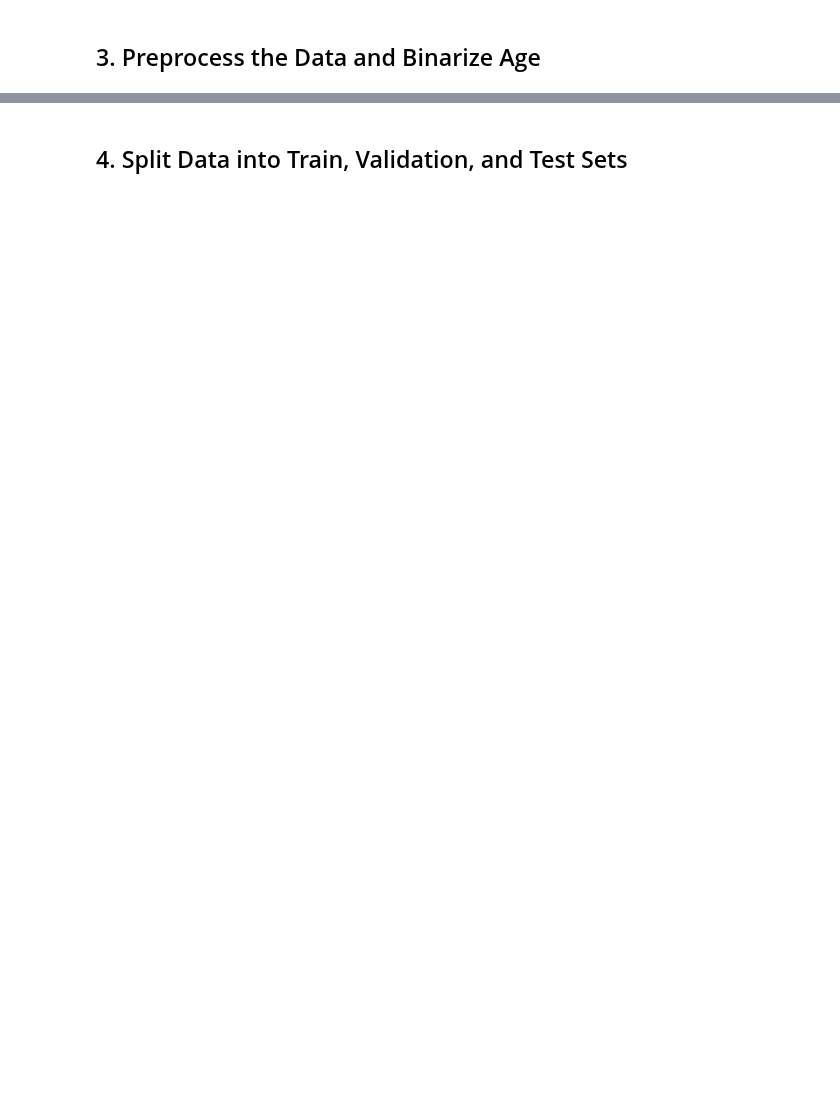
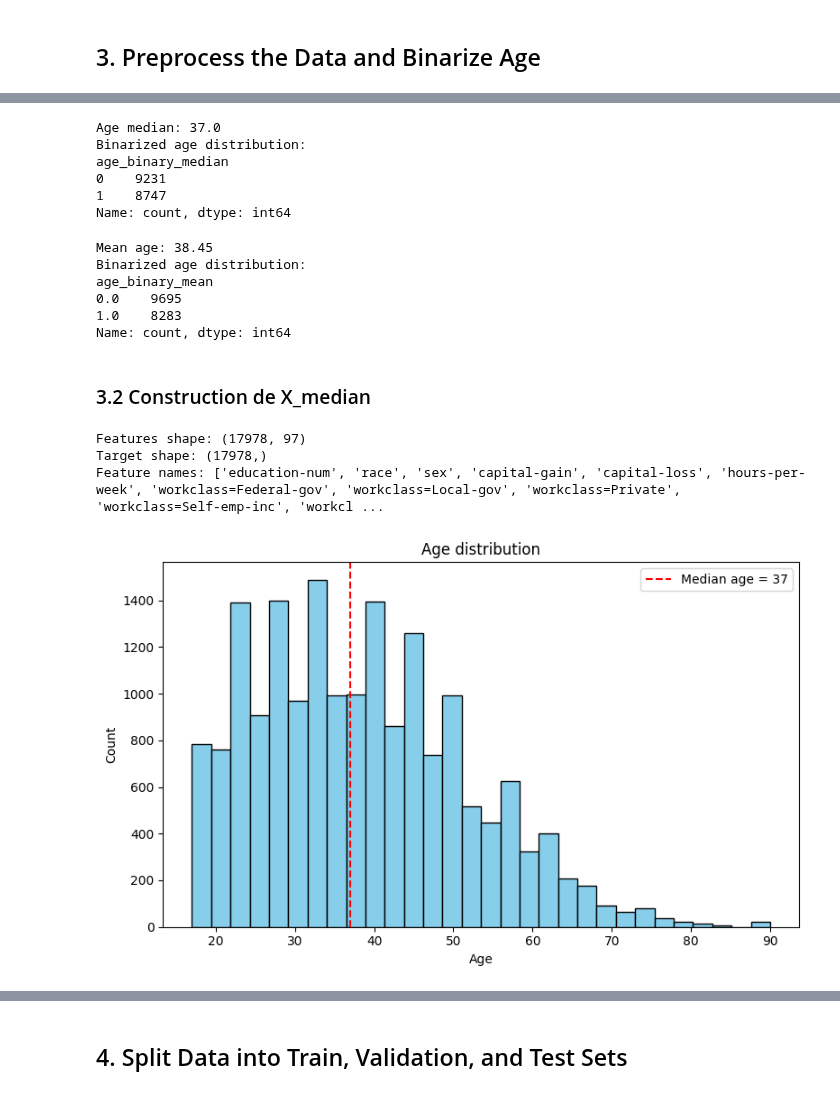
Before and after one commit to kw0jtach/Project_on_responsible_data_science, a Jupyter notebook: Classification.ipynb, the cells around one changed output, grey strips where cells are left out. Saved outputs shown, nothing was run; the diff lists cells and outputs as text; code cells hidden in the pictures; blank space fills up the shorter version.

Commit message:
add age binarization variants and confusion matrix

```diff
--- a/Classification.ipynb
+++ b/Classification.ipynb
@@ -102,0 +84,60 @@ Feature names: ['education-num', 'race', 'sex', 'capital-gain', 'capital-loss',
+# %%
+# Binarize age based on median
+age_median = df['age'].median() # will be the threshold for binarization
+print(f"Age median: {age_median}")
+
+df['age_binary_median'] = (df['age'] > age_median).astype(int)
+
+print(f"Binarized age distribution:")
+print(df['age_binary_median'].value_counts())
+# %% [output]
+Age median: 37.0
+Binarized age distribution:
+age_binary_median
+0    9231
+1    8747
+Name: count, dtype: int64
+# %%
+#b Binarize age based on mean
+age_mean = round(df['age'].mean(), 2) # will be the threshold for binarization
+print(f"Mean age: {age_mean}")
+
+df['age_binary_mean'] = (df['age'] > age_mean).astype(float)
+
+print(f"Binarized age distribution:")
+print(df['age_binary_mean'].value_counts())
+# %% [output]
+Mean age: 38.45
+Binarized age distribution:
+age_binary_mean
+0.0    9695
+1.0    8283
+Name: count, dtype: int64
+# %% [markdown]
+### 3.2 Construction de X_median
+# %%
+# Drop the original age column and use the binarized version
+X = df.drop(['income', 'age','age_binary_mean'], axis=1)  # all the features that the model will use for prediction
+y = df['income'] # what we are trying to predict
+
+print(f"Features shape: {X.shape}")
+print(f"Target shape: {y.shape}")
+print(f"Feature names: {list(X.columns)}")
+
+# Histogram visualization for age distribution
+import matplotlib.pyplot as plt
+
+plt.figure(figsize=(8,5))
+plt.hist(df['age'].dropna(), bins=30, color='skyblue', edgecolor='k')
+plt.axvline(age_median, color='red', linestyle='--', label=f'Median age = {int(age_median)}')
+plt.title('Age distribution')
+plt.xlabel('Age')
+plt.ylabel('Count')
+plt.legend()
+plt.tight_layout()
+plt.show()
+# %% [output]
+Features shape: (17978, 97)
+Target shape: (17978,)
+Feature names: ['education-num', 'race', 'sex', 'capital-gain', 'capital-loss', 'hours-per-week', 'workclass=Federal-gov', 'workclass=Local-gov', 'workclass=Private', 'workclass=Self-emp-inc', 'workcl ...
+[figure, added]
```
Also changed, not shown: parts of 30 cells of this notebook.
